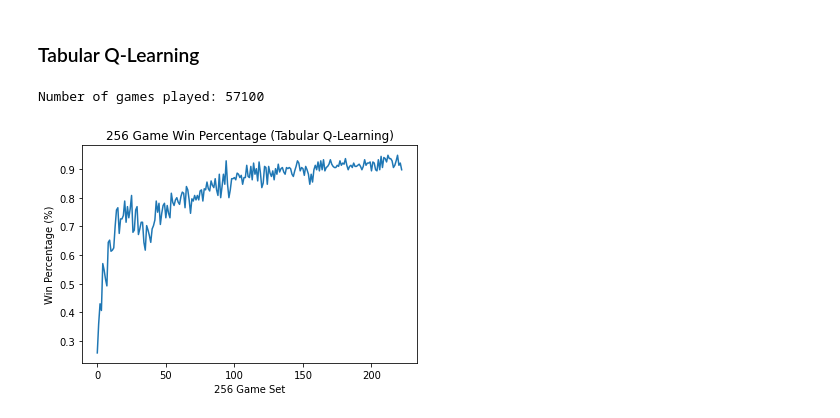
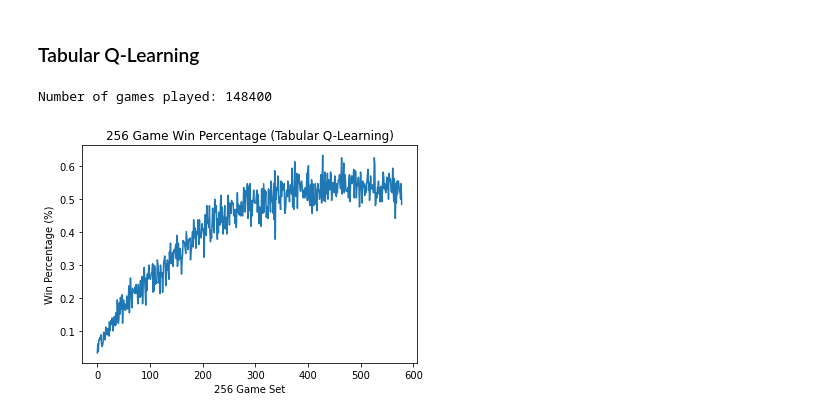
Before and after one commit to AndrewLim1990/dungeonsNdata, a Jupyter notebook: analysis.ipynb, the cells around one changed output. Cells and saved outputs as stored; diff of their text form; code cells hidden in the pictures.

```diff
--- a/analysis.ipynb
+++ b/analysis.ipynb
@@ -51,20 +51,20 @@ Number of games played: 4400
 # %%
 batch_size = 256
 leotris_win_pct = list()
 
-winner_list = dill.load(open("results/winner_list_Q_tabular.pickle", "rb"))
+winner_list = dill.load(open("results/winner_list_q_tabular.pickle", "rb"))
 print("Number of games played: {}".format(len(winner_list)))
 
 for i in range(0, len(winner_list) - batch_size, batch_size):
     batch_winner_list = winner_list[i:(i+batch_size)]
     win_pct = calc_win_percentage(batch_winner_list, creatures=["Leotris", "Strahd"])
     leotris_win_pct.append(win_pct["Leotris"])
 
 plt.plot(range(len(leotris_win_pct)), leotris_win_pct)
 plt.title("{} Game Win Percentage (Tabular Q-Learning)".format(batch_size))
 plt.ylabel("Win Percentage (%)")
 plt.xlabel("{} Game Set".format(batch_size))
 plt.show()
 # %% [output]
-Number of games played: 57100
+Number of games played: 148400
-[figure, old version]
+[figure, new version]
```
Also changed, not shown: parts of 1 cell of this notebook, 4 other files.
